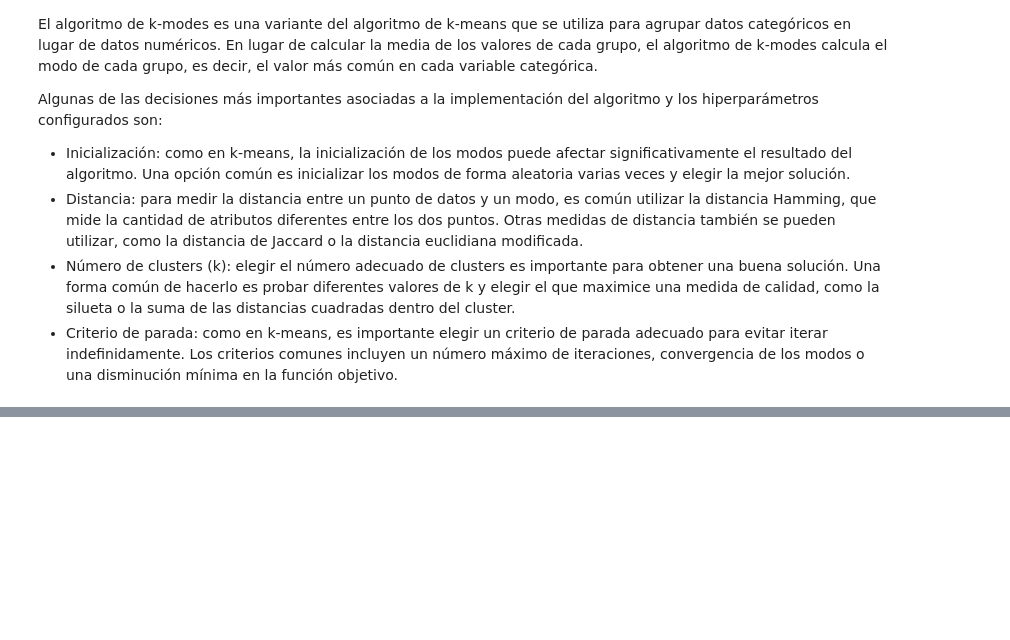
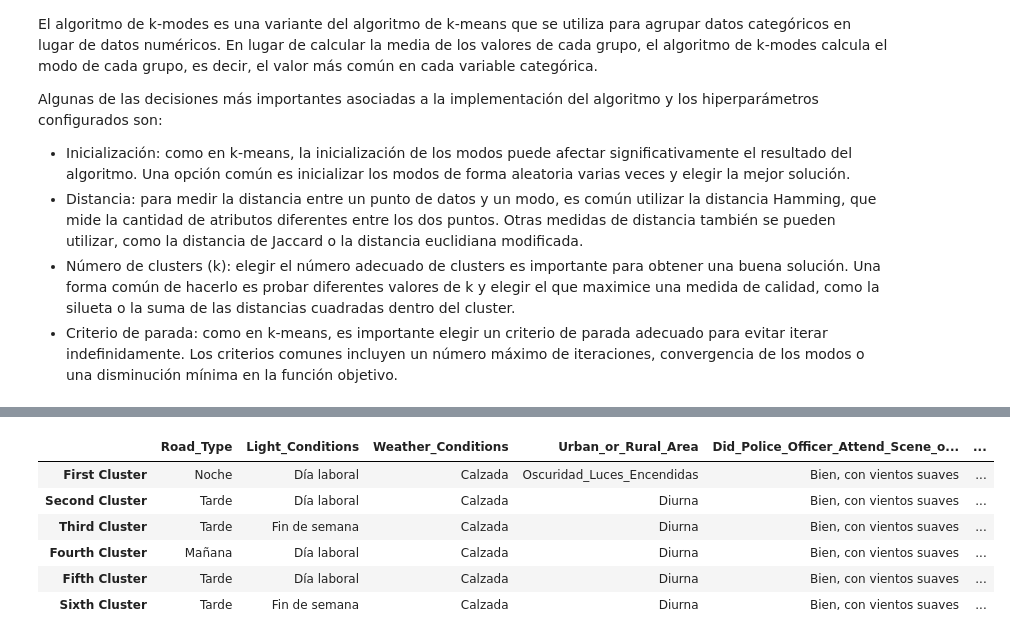
Before and after one commit to uniandes-data-wizards/laboratory-01, a Jupyter notebook: completo.ipynb, the cells around one changed output, grey strips where cells are left out. Drawn from its saved outputs; the diff is of its cells as text; code cells hidden in the pictures; blank space fills up the shorter version.

```diff
--- a/completo.ipynb
+++ b/completo.ipynb
@@ -770,0 +906,7 @@ Best run was number 3
+# %%
+# Add the cluster to the dataframe
+df_cat['Cluster Labels'] = kmodes.labels_
+df_cat['Segment'] = df_cat['Cluster Labels'].map({0:'First', 1:'Second', 2:'Third'})
+# Order the cluster
+df_cat['Segment'] = df_cat['Segment'].astype('category')
+df_cat['Segment'] = df_cat['Segment'].cat.reorder_categories(['First', 'Second', 'Third'])
@@ -770,0 +930,16 @@ Best run was number 3
+# %%
+# Columns for centroids
+list_col = ['Time', 'Number_of_Casualties', 'Day_of_Week']
+cols = [col for col in df_cat if col not in list_col]
+# Create an index for cluster interpretation
+index = ['First Cluster', 'Second Cluster', 'Third Cluster', 'Fourth Cluster', 'Fifth Cluster', 'Sixth Cluster']
+# Create the data frame
+pd.DataFrame(kmodes.cluster_centroids_, columns = cols, index = index)
+# %% [output]
+|  | Road_Type | Light_Conditions | Weather_Conditions | Urban_or_Rural_Area | Did_Police_Officer_Attend_Scene_o... | ... |
+| First Cluster | Noche | Día laboral | Calzada | Oscuridad_Luces_Encendidas | Bien, con vientos suaves | ... |
+| Second Cluster | Tarde | Día laboral | Calzada | Diurna | Bien, con vientos suaves | ... |
+| Third Cluster | Tarde | Fin de semana | Calzada | Diurna | Bien, con vientos suaves | ... |
+| Fourth Cluster | Mañana | Día laboral | Calzada | Diurna | Bien, con vientos suaves | ... |
+| Fifth Cluster | Tarde | Día laboral | Calzada | Diurna | Bien, con vientos suaves | ... |
+| Sixth Cluster | Tarde | Fin de semana | Calzada | Diurna | Bien, con vientos suaves | ... |
```
Also changed, not shown: parts of 54 cells of this notebook, 2 other files.
